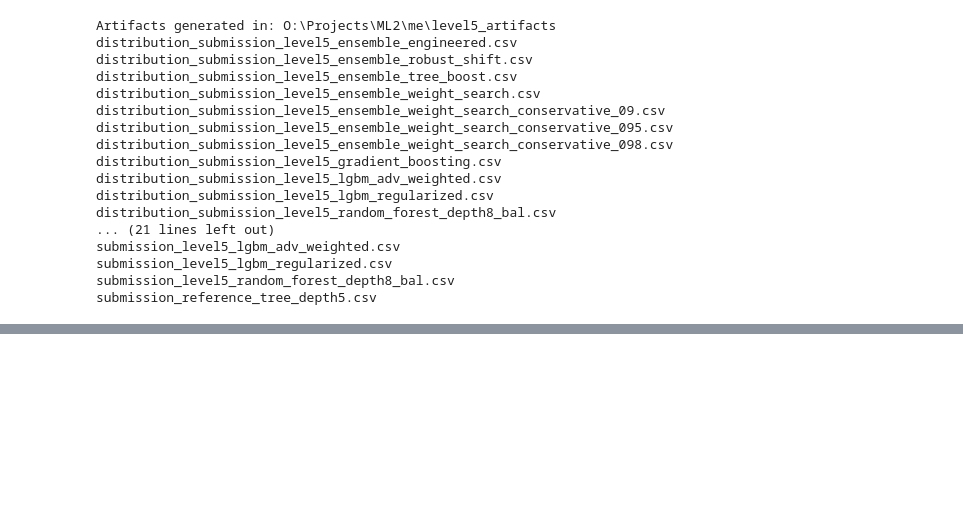
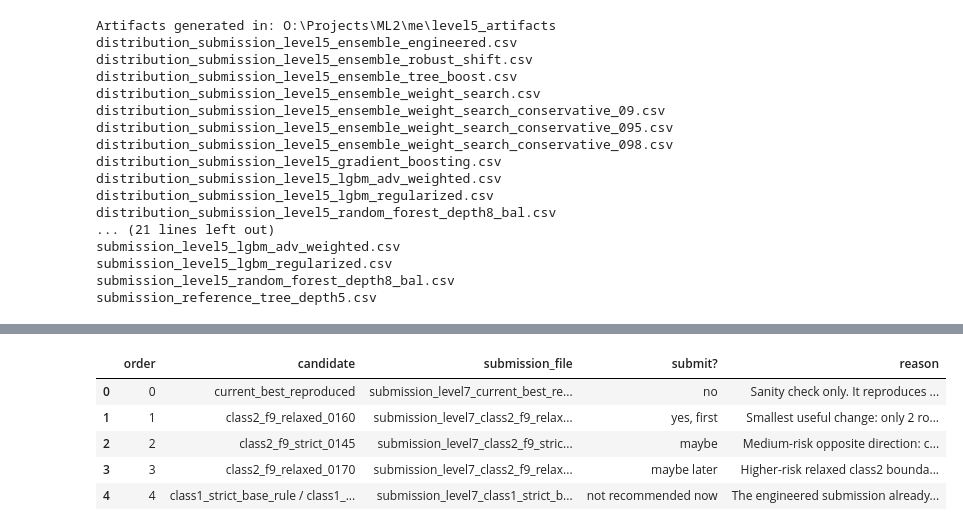
Before and after one commit to Omarmidanii/Kaggle_Classification_Challenge, a Jupyter notebook: main_code.ipynb, the cells around one changed output, grey strips where cells are left out. Cells and saved outputs as stored; diff of their text form; code cells hidden in the pictures; blank space fills up the shorter version.

```diff
--- a/main_code.ipynb
+++ b/main_code.ipynb
@@ -2529,0 +2762,47 @@ submission_reference_tree_depth5.csv
+# %%
+plan = pd.DataFrame([
+    {
+        'order': 0,
+        'candidate': 'current_best_reproduced',
+        'submission_file': 'submission_level7_current_best_reproduced.csv',
+        'submit?': 'no',
+        'reason': 'Sanity check only. It reproduces the current best public score submission.'
+    },
+    {
+        'order': 1,
+        'candidate': 'class2_f9_relaxed_0160',
+        'submission_file': 'submission_level7_class2_f9_relaxed_0160.csv',
+        'submit?': 'yes, first',
+        'reason': 'Smallest useful change: only 2 rows differ from current best. Tests whether class2 f9 boundary should be slightly wider.'
+    },
+    {
+        'order': 2,
+        'candidate': 'class2_f9_strict_0145',
+        'submission_file': 'submission_level7_class2_f9_strict_0145.csv',
+        'submit?': 'maybe',
+        'reason': 'Medium-risk opposite direction: converts 6 borderline class2 predictions to class3.'
+    },
+    {
+        'order': 3,
+        'candidate': 'class2_f9_relaxed_0170',
+        'submission_file': 'submission_level7_class2_f9_relaxed_0170.csv',
+        'submit?': 'maybe later',
+        'reason': 'Higher-risk relaxed class2 boundary; changes 6 rows and increases class2 count.'
+    },
+    {
+        'order': 4,
+        'candidate': 'class1_strict_base_rule / class1_strict_f2_005',
+        'submission_file': 'submission_level7_class1_strict_base_rule.csv / submission_level7_class1_strict_f2_005.csv',
+        'submit?': 'not recommended now',
+        'reason': 'The engineered submission already got worse after converting class1-like rows to class3.'
+    },
+])
+plan.to_csv(ARTIFACT_DIR / 'level7_next_submission_plan.csv', index=False)
+display(plan)
+# %% [output]
+|  | order | candidate | submission_file | submit? | reason |
+| 0 | 0 | current_best_reproduced | submission_level7_current_best_re... | no | Sanity check only. It reproduces ... |
+| 1 | 1 | class2_f9_relaxed_0160 | submission_level7_class2_f9_relax... | yes, first | Smallest useful change: only 2 ro... |
+| 2 | 2 | class2_f9_strict_0145 | submission_level7_class2_f9_stric... | maybe | Medium-risk opposite direction: c... |
+| 3 | 3 | class2_f9_relaxed_0170 | submission_level7_class2_f9_relax... | maybe later | Higher-risk relaxed class2 bounda... |
+| 4 | 4 | class1_strict_base_rule / class1_... | submission_level7_class1_strict_b... | not recommended now | The engineered submission already... |
```
Also changed, not shown: parts of 8 cells of this notebook, 13 other files.
